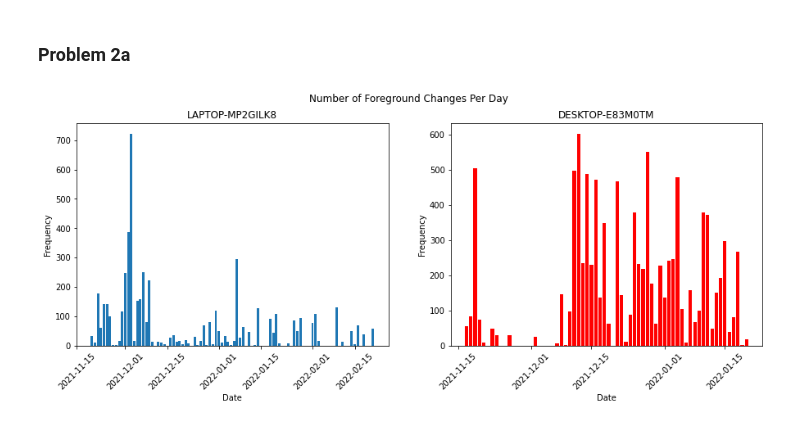
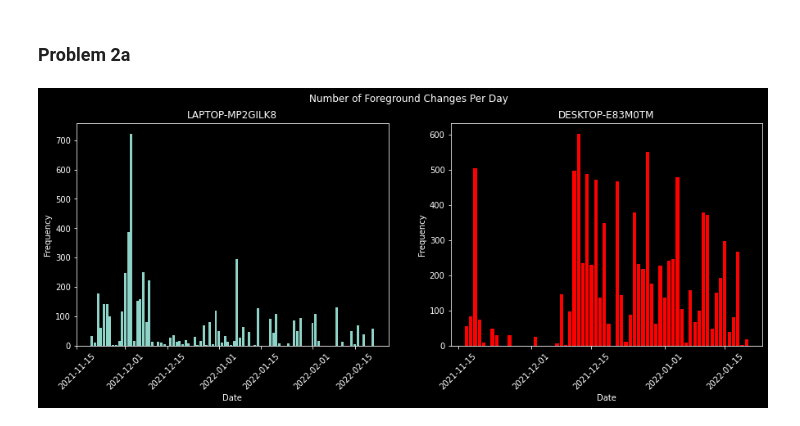
Before and after one commit to jared8thach/DSC180-ILs, a Jupyter notebook: quarter_2/group3_problem2.ipynb, the cells around one changed output. Drawn from its saved outputs; the diff is of its cells as text; code cells hidden in the pictures.

```diff
--- a/quarter_2/group3_problem2.ipynb
+++ b/quarter_2/group3_problem2.ipynb
@@ -62,18 +57,31 @@ foreground_1 = string_df_1[string_df_1['ID_INPUT'] == 3].groupby('MEASUREMENT_TI
 # %%
+# getting datasets
+string_df_0, ull_df_0 = get_all_databases('group3_collected_data')
+string_df_1, ull_df_1 = get_all_databases('group3_collected_data_pc_1')
+
+# getting foregrounds of laptop
+string_df_0['MEASUREMENT_TIME'] = string_df_0['MEASUREMENT_TIME'].apply(lambda x: pd.to_datetime(x).date())
+foreground_0 = string_df_0[string_df_0['ID_INPUT'] == 3].groupby('MEASUREMENT_TIME').agg('count')['VALUE']
+
+# getting foregrounds of desktop
+string_df_1['MEASUREMENT_TIME'] = string_df_1['MEASUREMENT_TIME'].apply(lambda x: pd.to_datetime(x).date())
+foreground_1 = string_df_1[string_df_1['ID_INPUT'] == 3].groupby('MEASUREMENT_TIME').agg('count')['VALUE']
+
 # plotting
 fig, (ax1, ax2) = plt.subplots(1, 2, figsize=(15,5))
 fig.suptitle('Number of Foreground Changes Per Day')
+plt.style.use('dark_background');
 
 ax1.bar(x=foreground_0.index, height=foreground_0.values)
 # ax1.tick_params(rotation=45);
 ax1.set_title('LAPTOP-MP2GILK8');
 ax1.set_xticklabels(labels=['2021-11-15','2021-12-01','2021-12-15','2022-01-01','2022-01-15','2022-02-01','2022-02-15'], rotation=45);
 ax1.set(xlabel='Date', ylabel='Frequency');
 
 ax2.bar(x=foreground_1.index, height=foreground_1.values, color='red')
 # ax2.tick_params(rotation=45);
 ax2.set_title('DESKTOP-E83M0TM');
 ax2.set_xticklabels(labels=['2021-11-15','2021-12-01','2021-12-15','2022-01-01','2022-01-15','2022-02-01','2022-02-15'], rotation=45);
 ax2.set(xlabel='Date', ylabel='Frequency');
 # %% [output]
-[figure, old version]
+[figure, new version]
```
Also changed, not shown: parts of 16 cells of this notebook, 2 other files.
